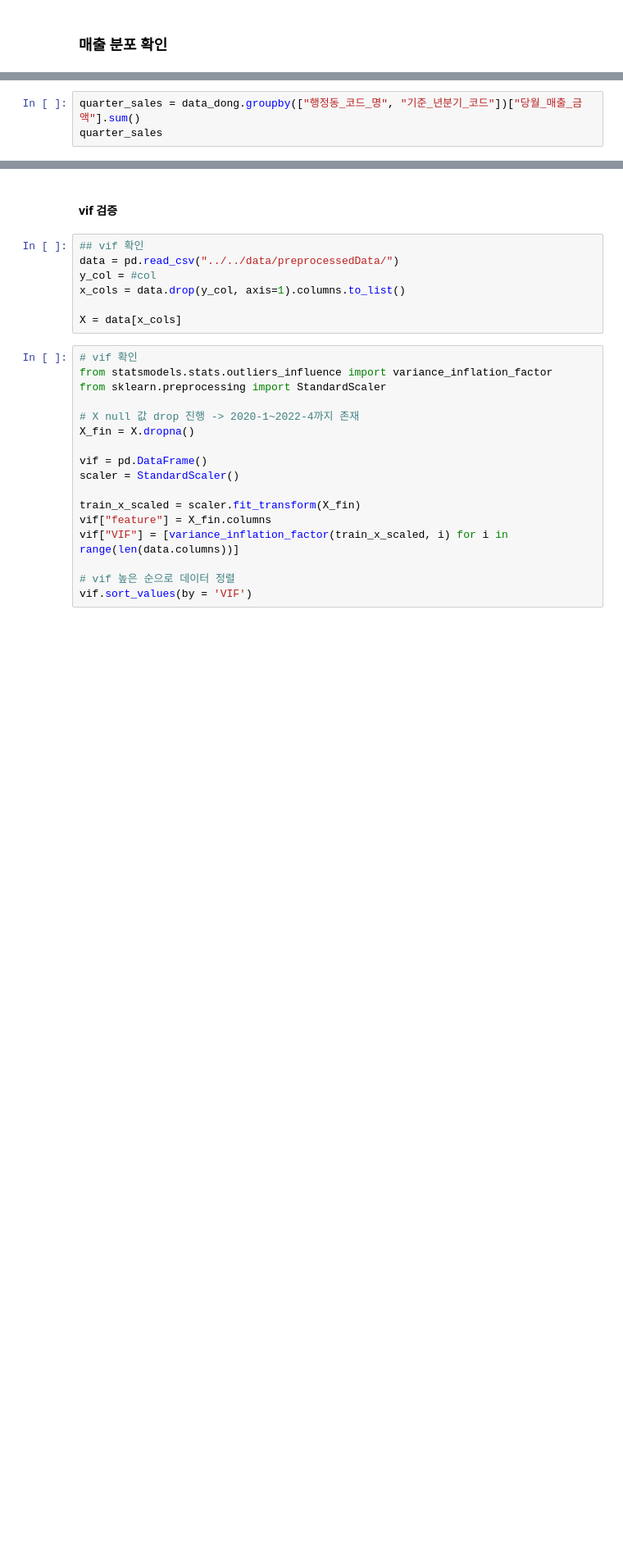
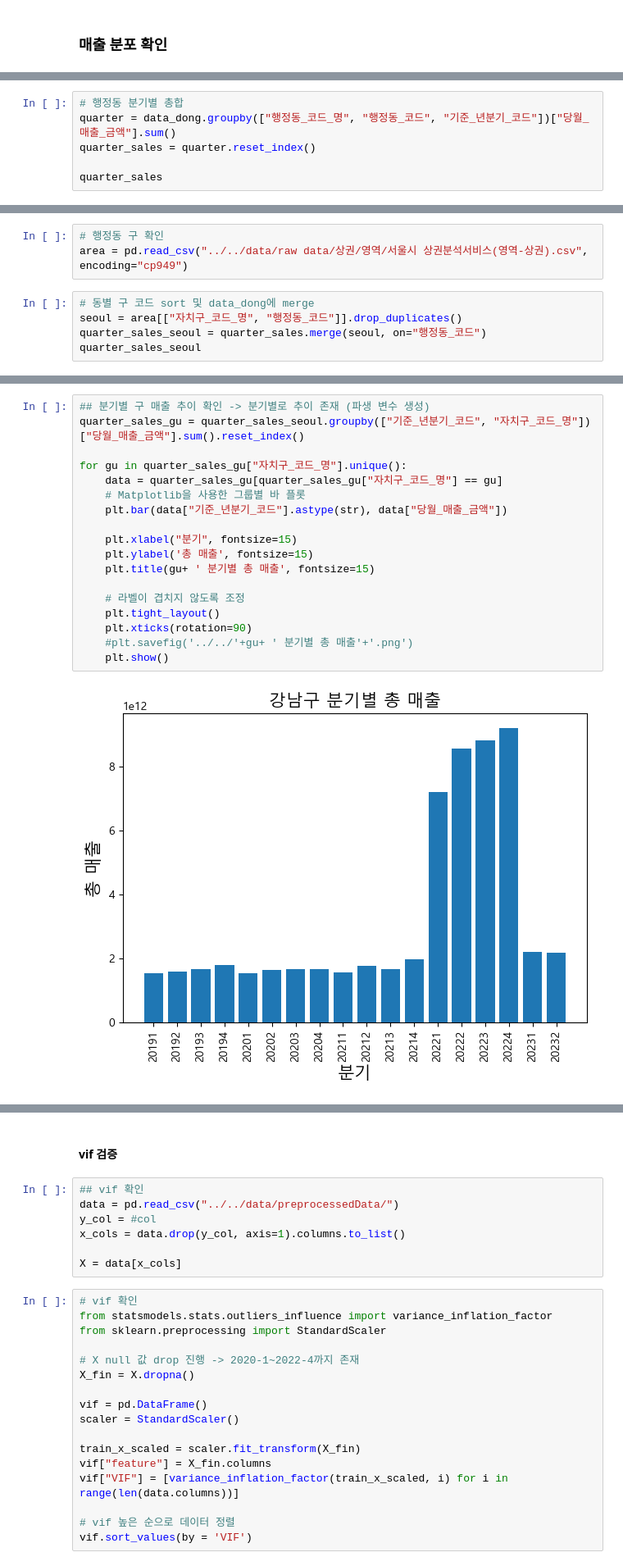
Before and after one commit to KT-AIvle-4th-Big-Project-Team2/SAI, a Jupyter notebook: Modeling/EDA.ipynb, the cells around one changed output, grey strips where cells are left out. Shown at 82% size. Drawn from its saved outputs; the diff is of its cells as text; blank space fills up the shorter version.

```diff
--- a/Modeling/EDA.ipynb
+++ b/Modeling/EDA.ipynb
@@ -248,6 +222,9 @@ def plot_sales(data=data_dong, var="행정동_코드_명", title='행정동'):
 
     plt.bar(quarter_sales)
 # %%
-quarter_sales = data_dong.groupby(["행정동_코드_명", "기준_년분기_코드"])["당월_매출_금액"].sum()
+# 행정동 분기별 총합
+quarter = data_dong.groupby(["행정동_코드_명", "행정동_코드", "기준_년분기_코드"])["당월_매출_금액"].sum()
+quarter_sales = quarter.reset_index()
+
 quarter_sales
 # %% [output]
@@ -272,0 +244,8 @@ TypeError: bar() missing 1 required positional argument: 'height'
+# %%
+# 행정동 구 확인
+area = pd.read_csv("../../data/raw data/상권/영역/서울시 상권분석서비스(영역-상권).csv", encoding="cp949")
+# %%
+# 동별 구 코드 sort 및 data_dong에 merge
+seoul = area[["자치구_코드_명", "행정동_코드"]].drop_duplicates()
+quarter_sales_seoul = quarter_sales.merge(seoul, on="행정동_코드")
+quarter_sales_seoul
@@ -272,0 +325,20 @@ TypeError: bar() missing 1 required positional argument: 'height'
+# %%
+## 분기별 구 매출 추이 확인 -> 분기별로 추이 존재 (파생 변수 생성)
+quarter_sales_gu = quarter_sales_seoul.groupby(["기준_년분기_코드", "자치구_코드_명"])["당월_매출_금액"].sum().reset_index()
+
+for gu in quarter_sales_gu["자치구_코드_명"].unique():
+    data = quarter_sales_gu[quarter_sales_gu["자치구_코드_명"] == gu]
+    # Matplotlib을 사용한 그룹별 바 플롯
+    plt.bar(data["기준_년분기_코드"].astype(str), data["당월_매출_금액"])
+
+    plt.xlabel("분기", fontsize=15)
+    plt.ylabel('총 매출', fontsize=15)
+    plt.title(gu+ ' 분기별 총 매출', fontsize=15)
+
+    # 라벨이 겹치지 않도록 조정
+    plt.tight_layout()
+    plt.xticks(rotation=90)
+    #plt.savefig('../../'+gu+ ' 분기별 총 매출'+'.png')
+    plt.show()
+# %% [output]
+[figure, added]
```
Also changed, not shown: parts of 14 cells of this notebook.
